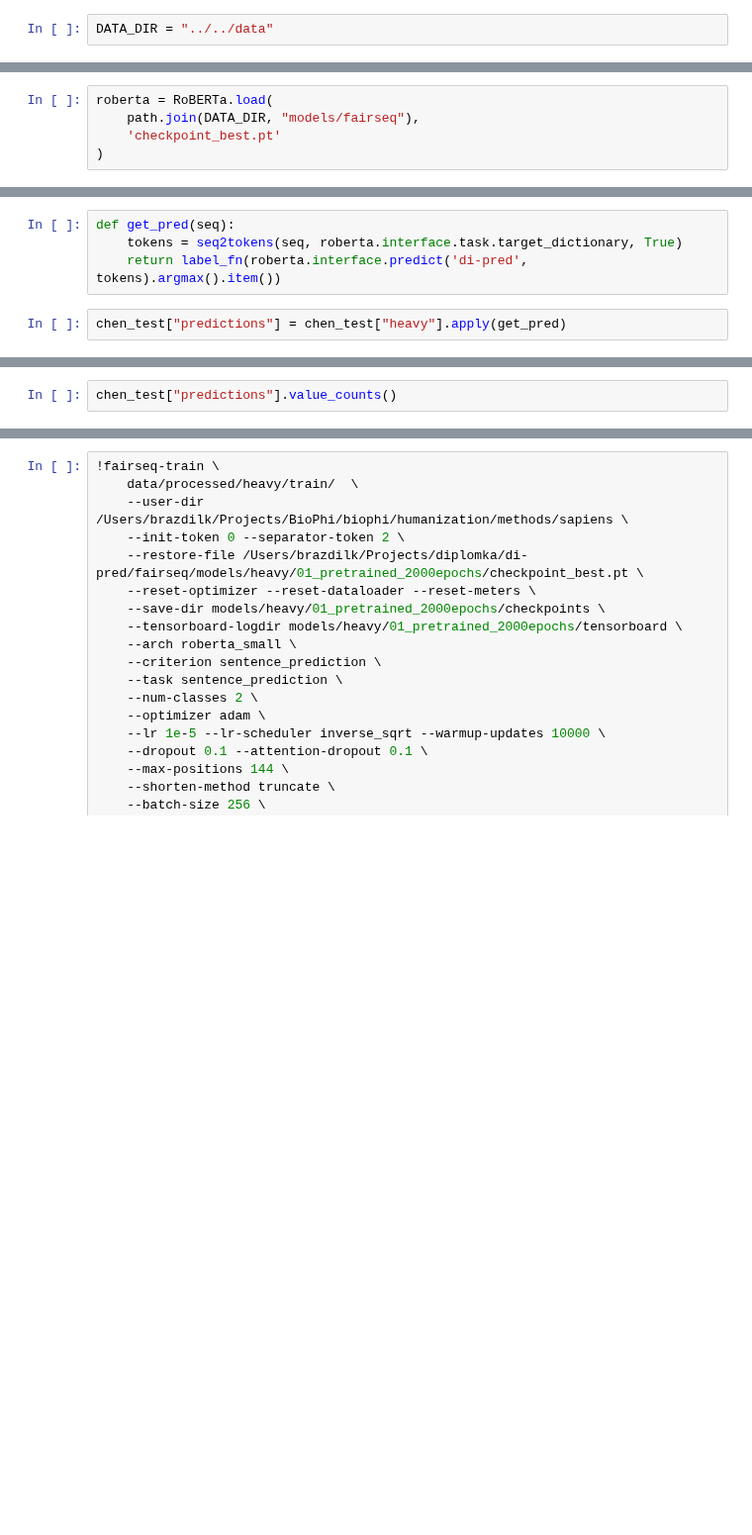
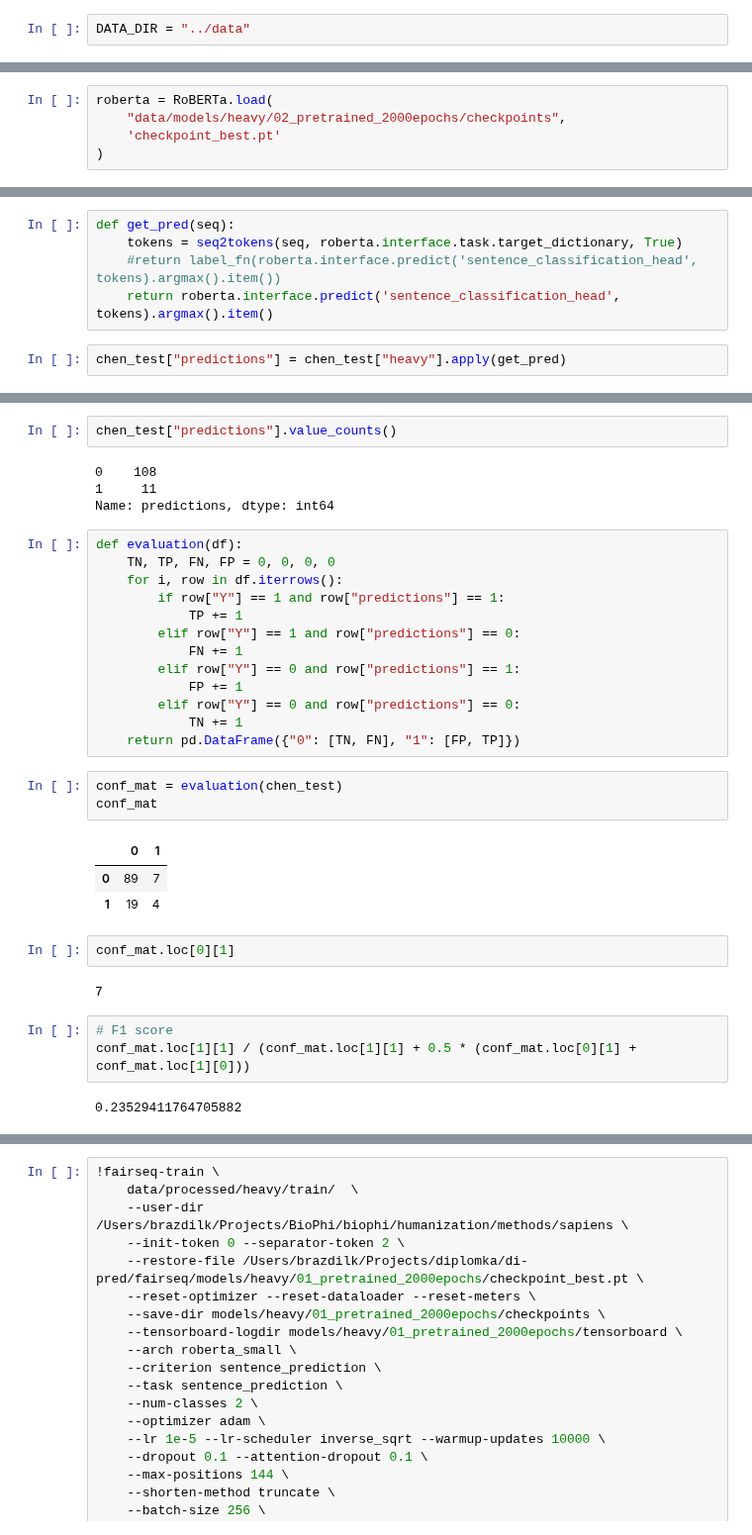
Before and after one commit to kvetab/di-pred, a Jupyter notebook: fairseq/sapiens_fine_tune_new.ipynb, the cells around one changed output, grey strips where cells are left out. Shown at 99% size. Saved outputs shown, nothing was run; the diff lists cells and outputs as text; blank space fills up the shorter version.

```diff
--- a/fairseq/sapiens_fine_tune_new.ipynb
+++ b/fairseq/sapiens_fine_tune_new.ipynb
@@ -3,7 +3,7 @@ import pandas as pd
 import numpy as np
 from os import path
 # %%
-DATA_DIR = "../../data"
+DATA_DIR = "../data"
 # %%
 chen_train = pd.read_csv(path.join(DATA_DIR, "chen/deduplicated/chen_train_data.csv"), index_col=0)
 chen_valid = pd.read_csv(path.join(DATA_DIR, "chen/deduplicated/chen_valid_data.csv"), index_col=0)
@@ -21,6 +22,6 @@ from biophi.humanization.methods.sapiens.roberta import RoBERTa, seq2tokens
 # %%
 roberta = RoBERTa.load(
-    path.join(DATA_DIR, "models/fairseq"),
+    "data/models/heavy/02_pretrained_2000epochs/checkpoints",
     'checkpoint_best.pt'
 )
 # %%
@@ -30,6 +31,7 @@ label_fn = lambda label: roberta.interface.task.label_dictionary.string(
 # %%
 def get_pred(seq):
     tokens = seq2tokens(seq, roberta.interface.task.target_dictionary, True)
-    return label_fn(roberta.interface.predict('di-pred', tokens).argmax().item())
+    #return label_fn(roberta.interface.predict('sentence_classification_head', tokens).argmax().item())
+    return roberta.interface.predict('sentence_classification_head', tokens).argmax().item()
 # %%
 chen_test["predictions"] = chen_test["heavy"].apply(get_pred)
@@ -38,2 +57,35 @@ chen_test.head()
 # %%
 chen_test["predictions"].value_counts()
+# %% [output]
+0    108
+1     11
+Name: predictions, dtype: int64
+# %%
+def evaluation(df):
+    TN, TP, FN, FP = 0, 0, 0, 0
+    for i, row in df.iterrows():
+        if row["Y"] == 1 and row["predictions"] == 1:
+            TP += 1
+        elif row["Y"] == 1 and row["predictions"] == 0:
+            FN += 1
+        elif row["Y"] == 0 and row["predictions"] == 1:
+            FP += 1
+        elif row["Y"] == 0 and row["predictions"] == 0:
+            TN += 1
+    return pd.DataFrame({"0": [TN, FN], "1": [FP, TP]})
+# %%
+conf_mat = evaluation(chen_test)
+conf_mat
+# %% [output]
+|  | 0 | 1 |
+| 0 | 89 | 7 |
+| 1 | 19 | 4 |
+# %%
+conf_mat.loc[0][1]
+# %% [output]
+7
+# %%
+# F1 score
+conf_mat.loc[1][1] / (conf_mat.loc[1][1] + 0.5 * (conf_mat.loc[0][1] + conf_mat.loc[1][0]))
+# %% [output]
+0.23529411764705882
```
Also changed, not shown: parts of 11 cells of this notebook, 1 other file.
